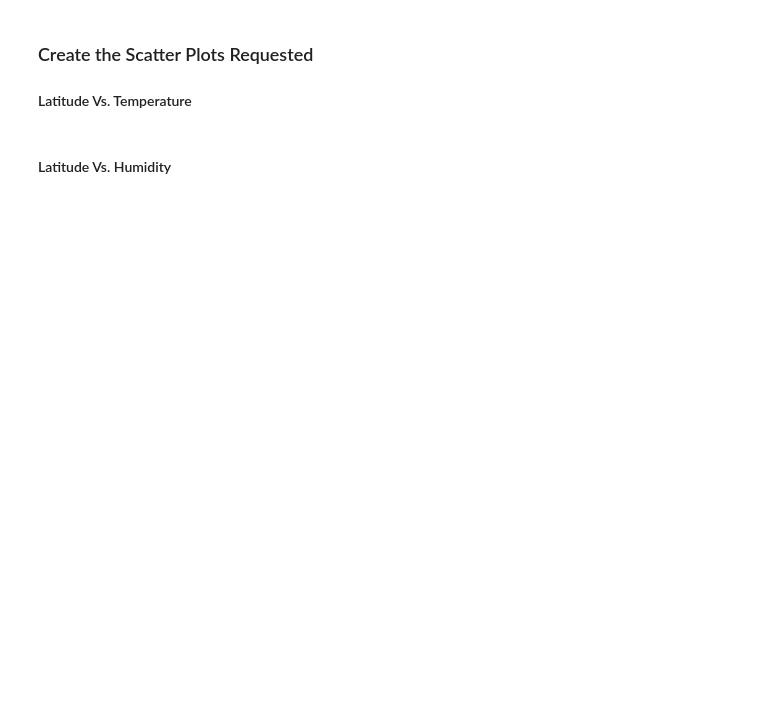
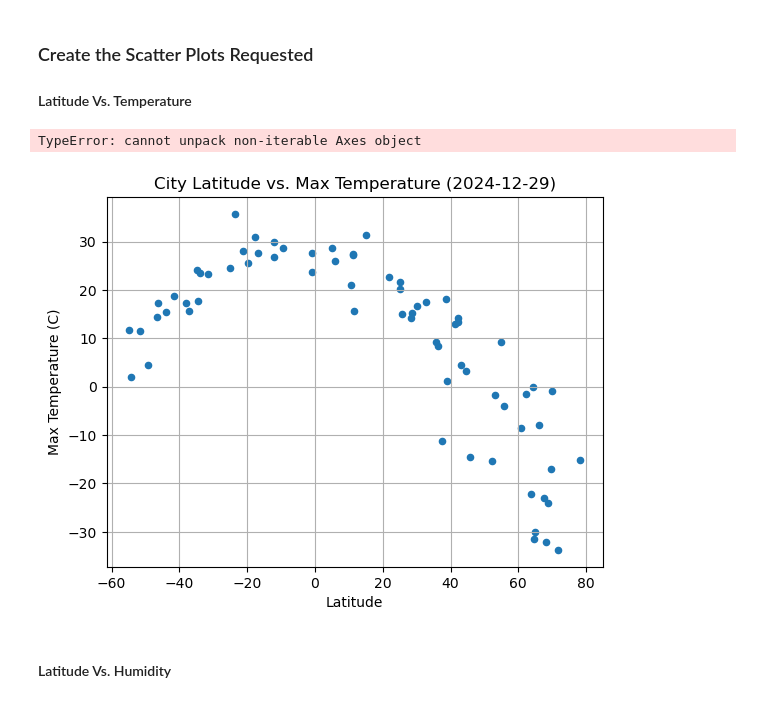
Before and after one commit to Neelka96/python-api-challenge, a Jupyter notebook: WeatherPy/WeatherPy.ipynb, the cells around one changed output. Saved outputs shown, nothing was run; the diff lists cells and outputs as text; code cells hidden in the pictures; blank space fills up the shorter version.

Commit message:
-Add GCS_Fx.py for user_functions -Scatter Plot code added (modular functionality desired) -Regression function started

```diff
--- a/WeatherPy/WeatherPy.ipynb
+++ b/WeatherPy/WeatherPy.ipynb
@@ -192,16 +217,18 @@ cityData_df.head()
 #### Latitude Vs. Temperature
 # %%
 # Build scatter plot for latitude vs. temperature
-# YOUR CODE HERE
-
-# Incorporate the other graph properties
-# YOUR CODE HERE
+cityData_df.plot(x = 'Lat', y = 'Max Temp', kind = 'scatter',
+        grid = True, xlabel = 'Latitude', ylabel = 'Max Temperature (C)',
+        title = f'City Latitude vs. Max Temperature ({date_str()})')
 
 # Save the figure
-plt.savefig("output_data/Fig1.png")
+plt.savefig('output_data/Fig1.png')
 
 # Show plot
 plt.show()
+# %% [output]
+TypeError: cannot unpack non-iterable Axes object
+[figure, added]
 # %% [markdown]
 #### Latitude Vs. Humidity
 # %%
```
Also changed, not shown: parts of 12 cells of this notebook, 1 other file.
